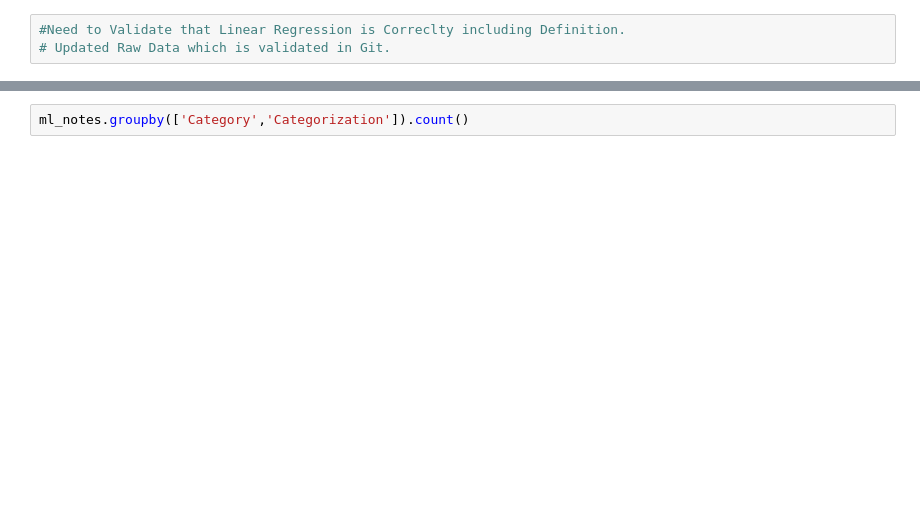
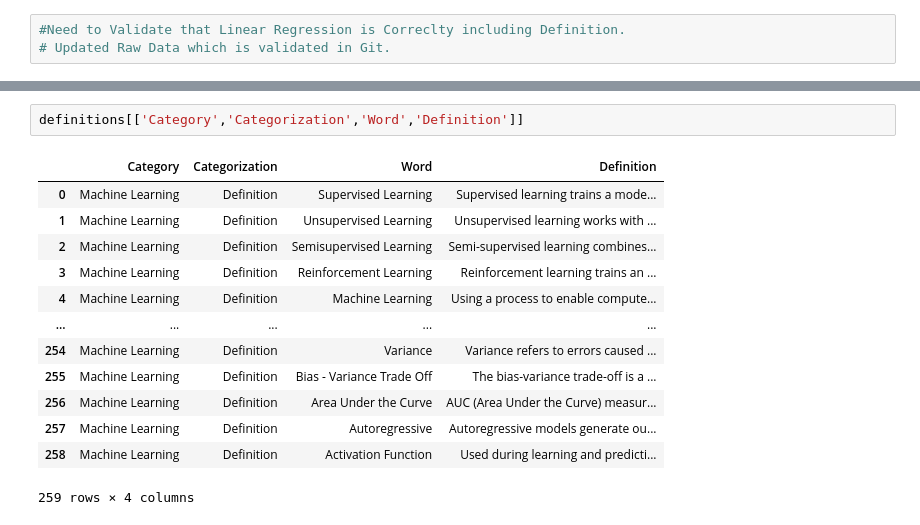
Before and after one commit to derek-dewald/Python_Tools, a Jupyter notebook: JupyterNotebooks/Daily WorkBook.ipynb, the cells around one changed output, grey strips where cells are left out. Drawn from its saved outputs; the diff is of its cells as text; blank space fills up the shorter version.

```diff
--- a/JupyterNotebooks/Daily WorkBook.ipynb
+++ b/JupyterNotebooks/Daily WorkBook.ipynb
@@ -86,2 +186,16 @@ d
-# %%
-ml_notes.groupby(['Category','Categorization']).count()
+# %%
+definitions[['Category','Categorization','Word','Definition']]
+# %% [output]
+|  | Category | Categorization | Word | Definition |
+| 0 | Machine Learning | Definition | Supervised Learning | Supervised learning trains a mode... |
+| 1 | Machine Learning | Definition | Unsupervised Learning | Unsupervised learning works with ... |
+| 2 | Machine Learning | Definition | Semisupervised Learning | Semi-supervised learning combines... |
+| 3 | Machine Learning | Definition | Reinforcement Learning | Reinforcement learning trains an ... |
+| 4 | Machine Learning | Definition | Machine Learning | Using a process to enable compute... |
+| ... | ... | ... | ... | ... |
+| 254 | Machine Learning | Definition | Variance | Variance refers to errors caused ... |
+| 255 | Machine Learning | Definition | Bias - Variance Trade Off | The bias-variance trade-off is a ... |
+| 256 | Machine Learning | Definition | Area Under the Curve | AUC (Area Under the Curve) measur... |
+| 257 | Machine Learning | Definition | Autoregressive | Autoregressive models generate ou... |
+| 258 | Machine Learning | Definition | Activation Function | Used during learning and predicti... |
+259 rows × 4 columns
```
Also changed, not shown: parts of 13 cells of this notebook, 2 other files.
